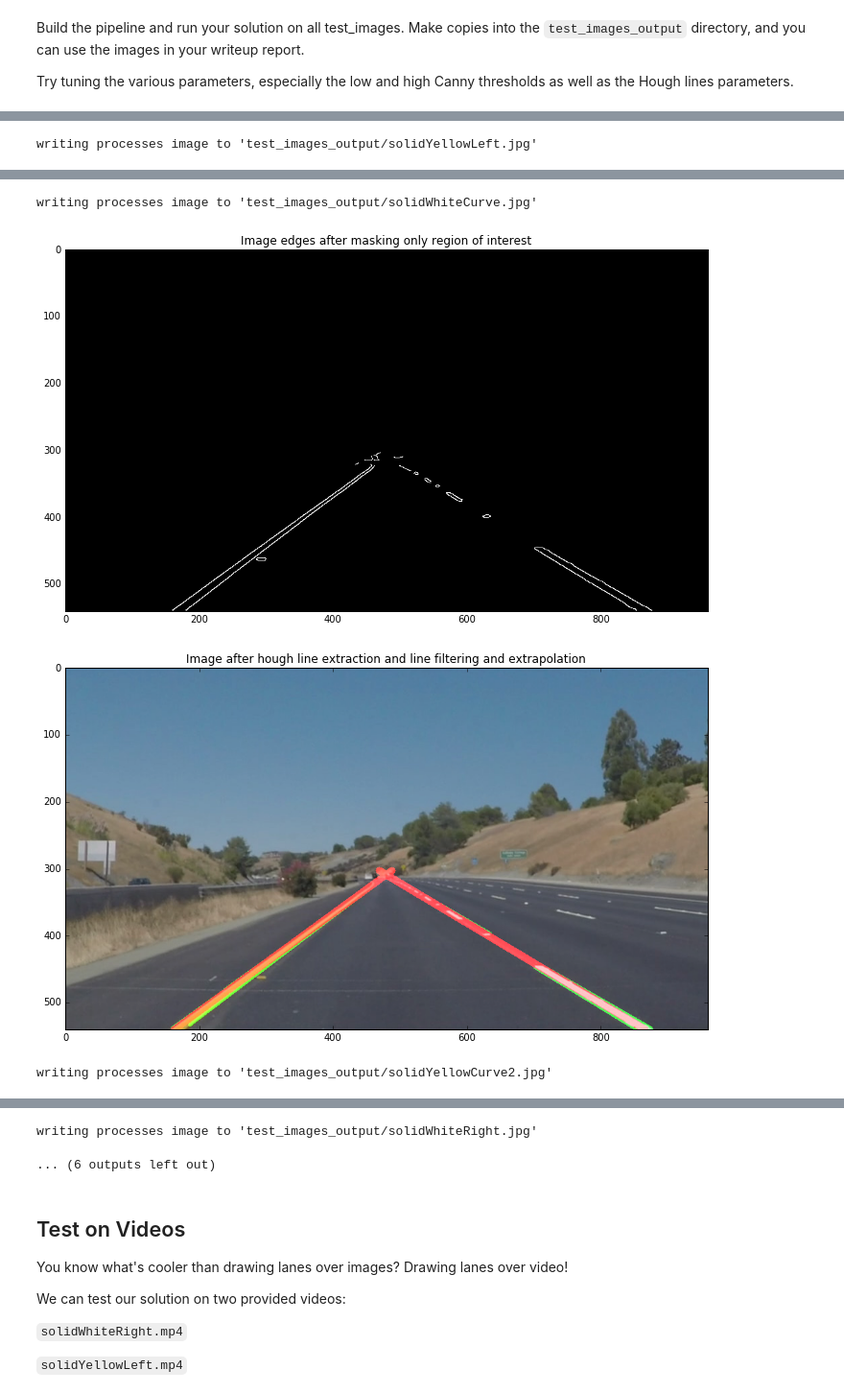
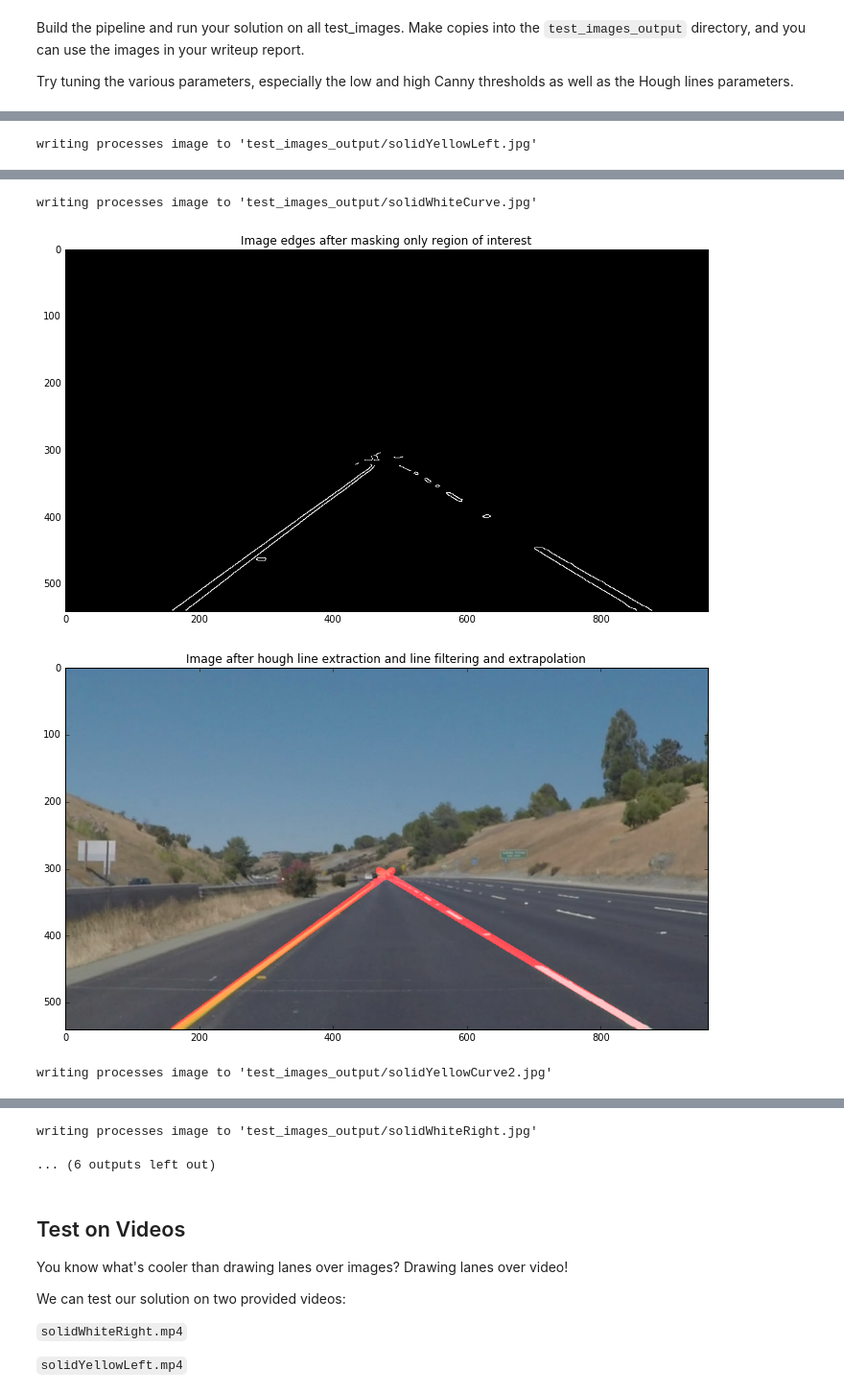
Before and after one commit to da-phil/SDC-finding-lane-lines, a Jupyter notebook: P1.ipynb, the cells around one changed output, grey strips where cells are left out. Shown at 96% size. Saved outputs shown, nothing was run; the diff lists cells and outputs as text; code cells hidden in the pictures.

Commit message:
removed green line annotation in images and videos

```diff
--- a/P1.ipynb
+++ b/P1.ipynb
@@ -206,6 +206,7 @@ np.set_printoptions(formatter={'float_kind' : float_formatter})
 
 img_src_folder = "test_images/"
 img_dst_folder = "test_images_output/"
+annotate_all_lines = False
 
 # Plot size for plotting images with matplotlib in inches
 plot_size = (12, 12)
@@ -353,7 +354,9 @@ for imagefile in imagefile_list:
                             hough_min_line_len, hough_max_line_gap)
     line_img = np.zeros(image.shape, dtype=np.uint8)
 
-    draw_lines(line_img, lines, color=[0, 255, 0], thickness=4)
+    if annotate_all_lines:
+        draw_lines(line_img, lines, color=[0, 255, 0], thickness=4)
+
     lines2 = filter_and_extrapolate_lines(lines, image, slope_threshold_low, slope_threshold_high, verbose=False)
 
     draw_lines(line_img, lines2, color=[255, 0, 0], thickness=10)
@@ -381,5 +384,5 @@ writing processes image to 'test_images_output/solidYellowLeft.jpg'
 writing processes image to 'test_images_output/solidWhiteCurve.jpg'
 [figure]
-[figure, old version]
+[figure, new version]
 writing processes image to 'test_images_output/solidYellowCurve2.jpg'
 [figure]
```
Also changed, not shown: parts of 5 cells of this notebook, 9 other files.
